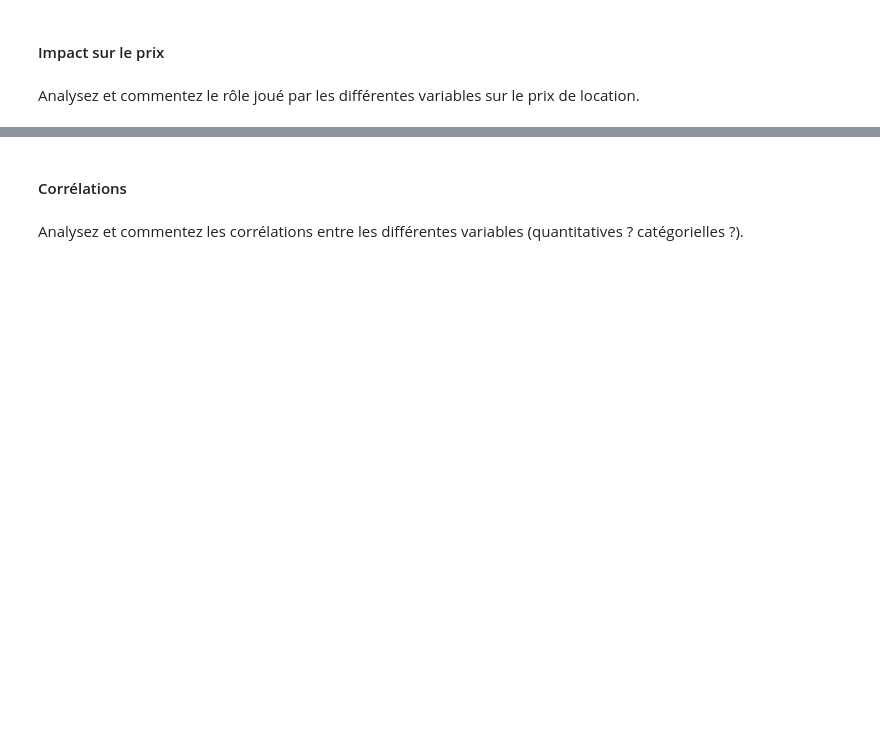
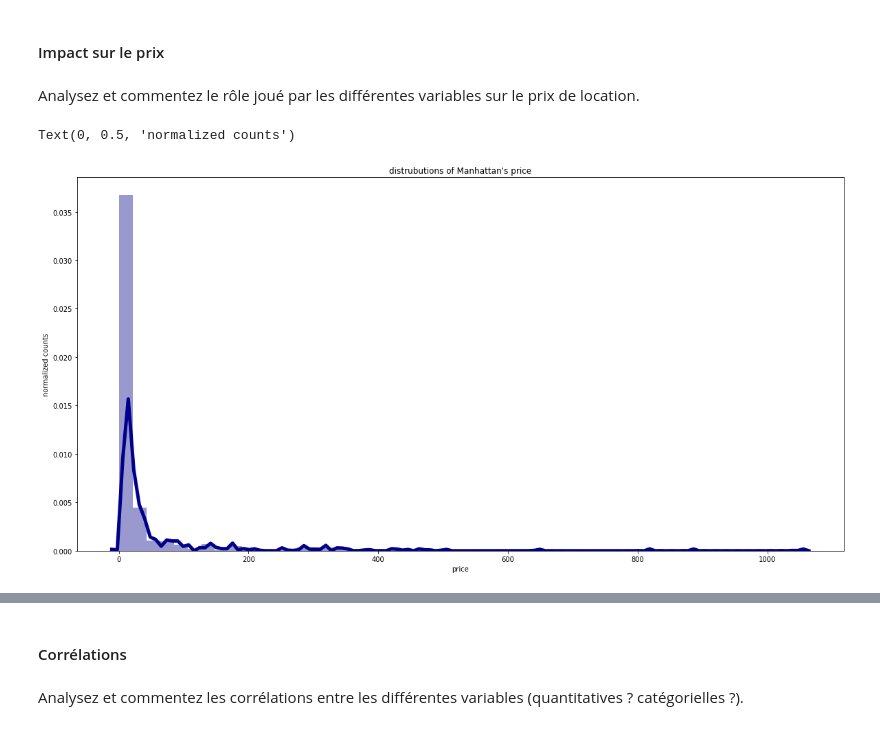
Before and after one commit to osmanaras/Data-Science-Project, a Jupyter notebook: IA School Project - Analysing NYC AirBnB Data.ipynb, the cells around one changed output, grey strips where cells are left out. Saved outputs shown, nothing was run; the diff lists cells and outputs as text; code cells hidden in the pictures; blank space fills up the shorter version.

```diff
--- a/IA School Project - Analysing NYC AirBnB Data.ipynb
+++ b/IA School Project - Analysing NYC AirBnB Data.ipynb
@@ -167,3 +146,15 @@ Text(0, 0.5, 'normalized counts')
 #### Impact sur le prix
 # %% [markdown]
 Analysez et commentez le rôle joué par les différentes variables sur le prix de location.
+# %%
+a = AB_NYC_2019[AB_NYC_2019.neighbourhood_group =='Manhattan'].price.value_counts()
+sns.distplot(list(a),
+             color = 'darkblue',
+             #hist=False,
+             kde_kws={'linewidth': 5})
+plt.title('distrubutions of Manhattan\'s price')
+plt.xlabel('price')
+plt.ylabel('normalized counts')
+# %% [output]
+Text(0, 0.5, 'normalized counts')
+[figure, added]
```
Also changed, not shown: parts of 35 cells of this notebook.
